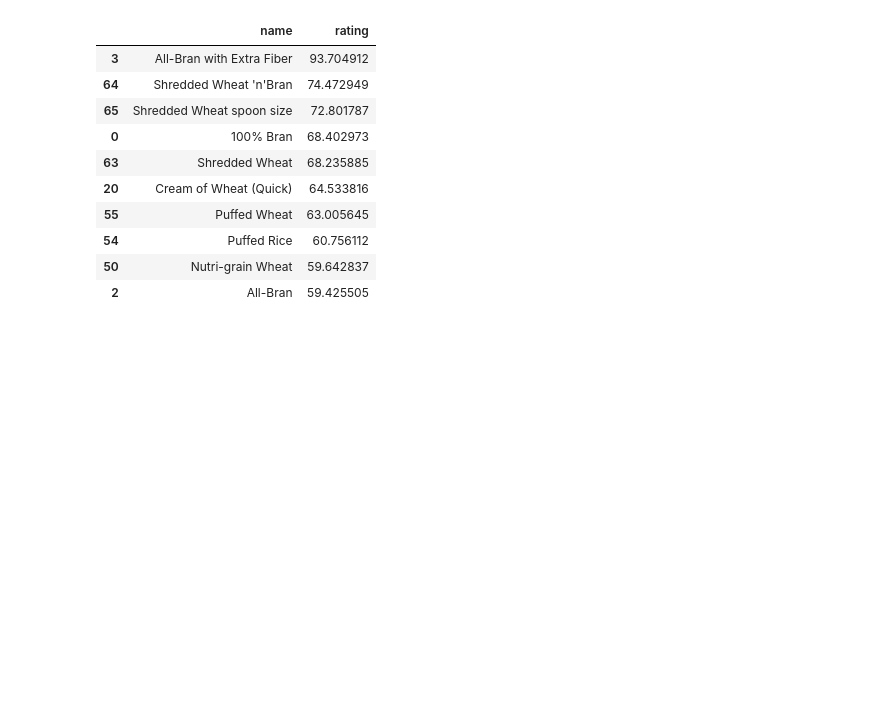
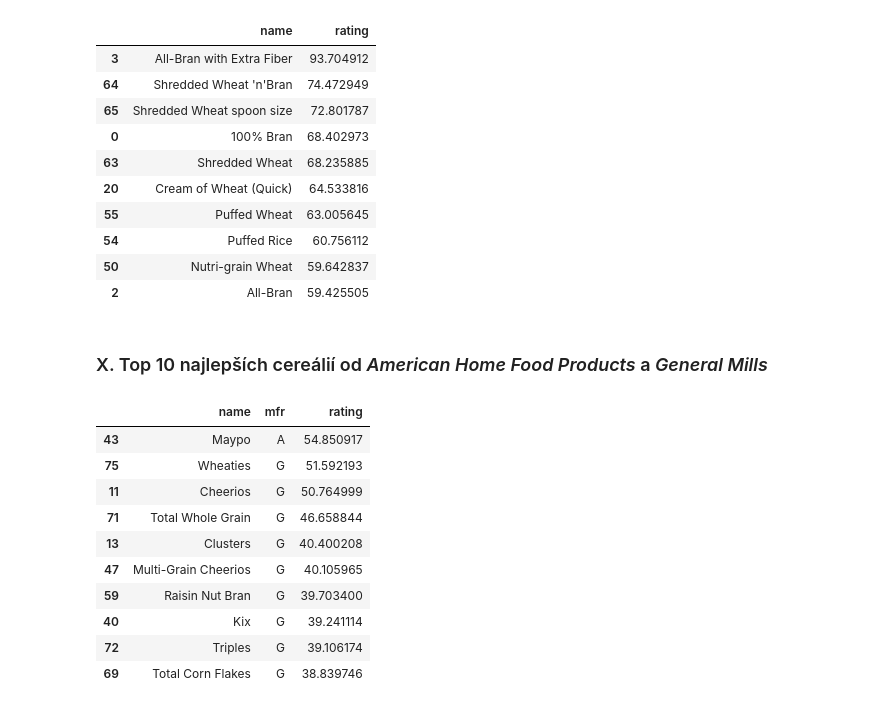
Before and after one commit to bletvaska/pandas-101, a Jupyter notebook: day.2.ipynb, the cells around one changed output. Drawn from its saved outputs; the diff is of its cells as text; code cells hidden in the pictures; blank space fills up the shorter version.

```diff
--- a/day.2.ipynb
+++ b/day.2.ipynb
@@ -377,0 +376,18 @@ cereals.sort_values('rating', ascending=False).head(10).loc[:, ['name', 'rating'
+# %% [markdown]
+### X. Top 10 najlepších cereálií od *American Home Food Products* a *General Mills*
+# %%
+# filter = ((cereals['mfr'] == 'A') | (cereals['mfr'] == 'G'))
+filter = cereals['mfr'].isin(['A', 'G'])
+cereals.loc[filter, ['name', 'mfr', 'rating']].sort_values('rating', ascending=False).head(10)
+# %% [output]
+|  | name | mfr | rating |
+| 43 | Maypo | A | 54.850917 |
+| 75 | Wheaties | G | 51.592193 |
+| 11 | Cheerios | G | 50.764999 |
+| 71 | Total Whole Grain | G | 46.658844 |
+| 13 | Clusters | G | 40.400208 |
+| 47 | Multi-Grain Cheerios | G | 40.105965 |
+| 59 | Raisin Nut Bran | G | 39.703400 |
+| 40 | Kix | G | 39.241114 |
+| 72 | Triples | G | 39.106174 |
+| 69 | Total Corn Flakes | G | 38.839746 |
```
Also changed, not shown: parts of 13 cells of this notebook.
